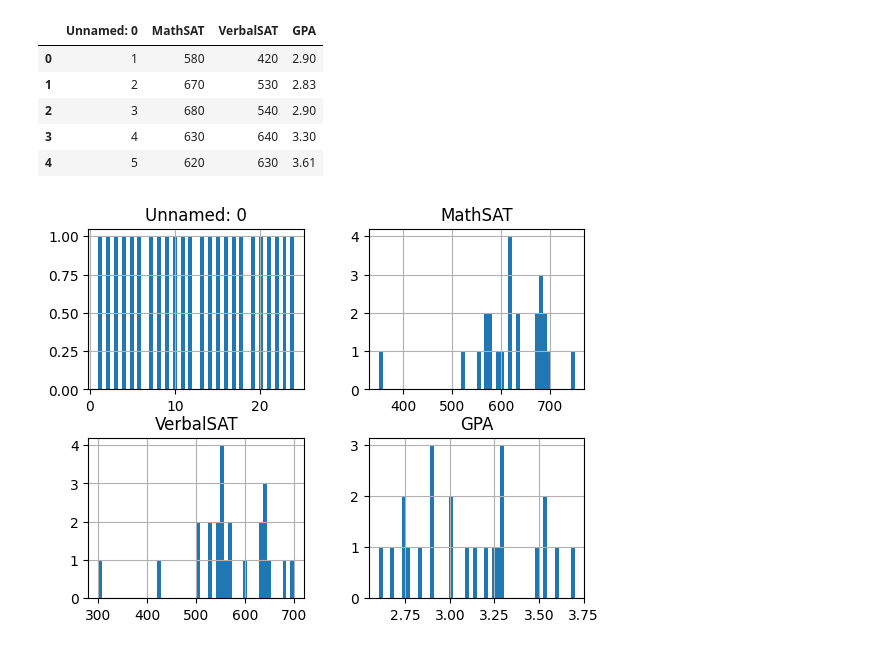
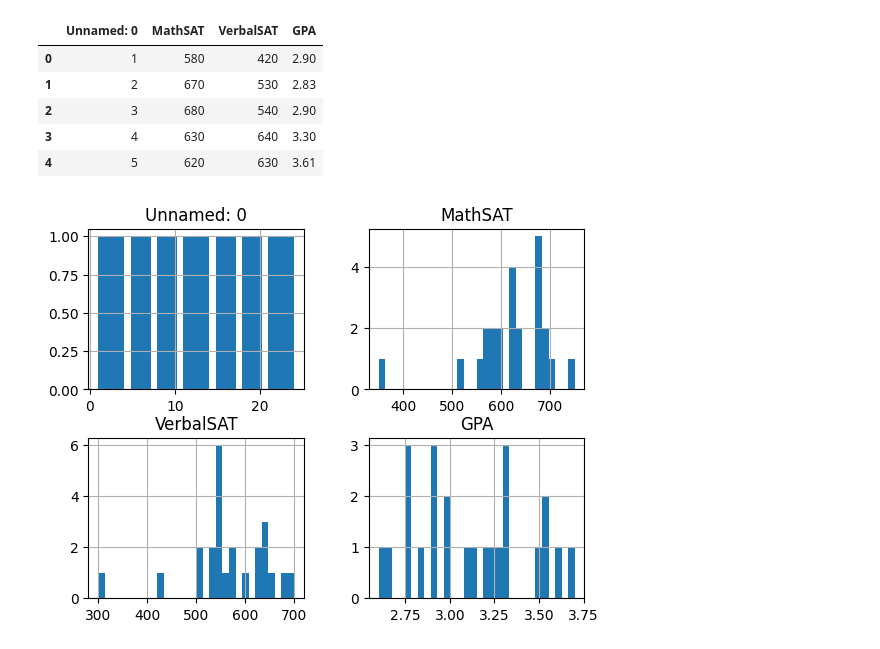
Before and after one commit to yan-3121/algorithm, a Jupyter notebook: analytics.ipynb, the cells around one changed output. Drawn from its saved outputs; the diff is of its cells as text; code cells hidden in the pictures.

```diff
--- a/analytics.ipynb
+++ b/analytics.ipynb
@@ -2714,6 +2714,6 @@ sat.head()
 | 3 | 4 | 630 | 640 | 3.30 |
 | 4 | 5 | 620 | 630 | 3.61 |
 # %%
-sat.hist(bins=50);
+sat.hist(bins=30);
 # %% [output]
-[figure, old version]
+[figure, new version]
```
Also changed, not shown: parts of 3 cells of this notebook.
